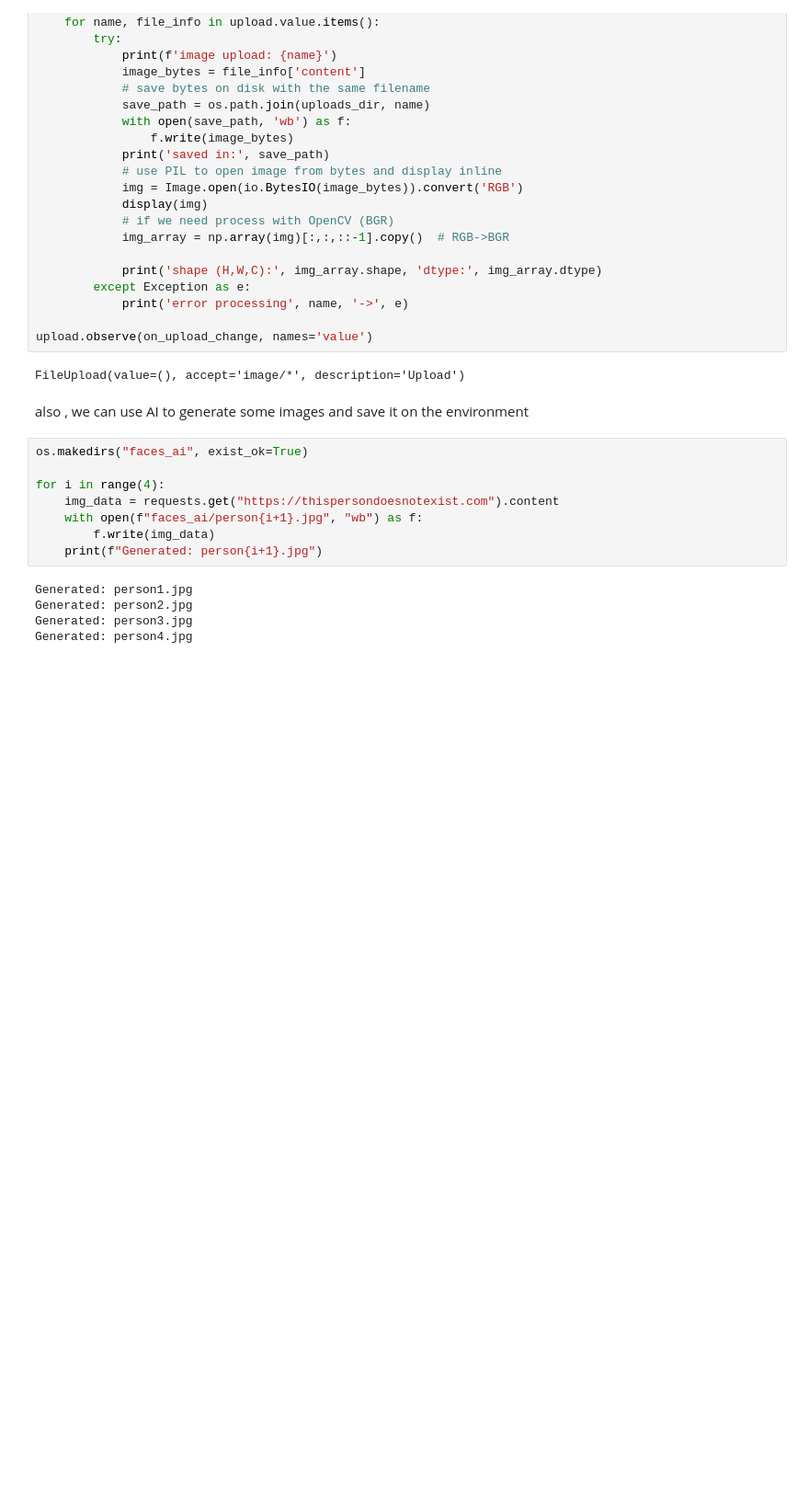
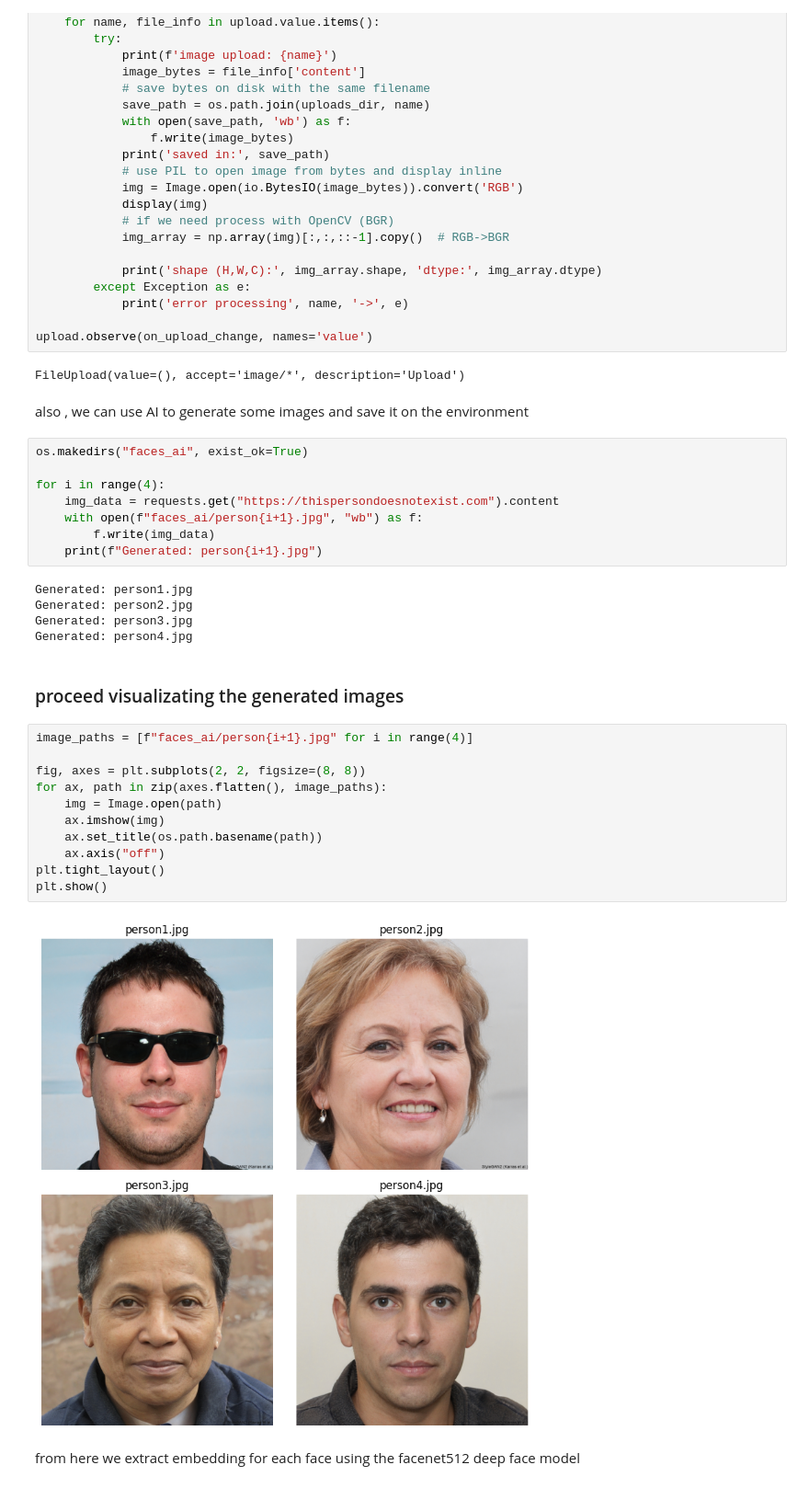
Before and after one commit to Macreat/MLT-LR, a Jupyter notebook: PYDevEnv/devContent/tasks/1stTask.ipynb, the cells around one changed output. Shown at 92% size. Saved outputs shown, nothing was run; the diff lists cells and outputs as text; blank space fills up the shorter version.

```diff
--- a/PYDevEnv/devContent/tasks/1stTask.ipynb
+++ b/PYDevEnv/devContent/tasks/1stTask.ipynb
@@ -133,3 +133,20 @@ Generated: person1.jpg
 Generated: person2.jpg
 Generated: person3.jpg
 Generated: person4.jpg
+# %% [markdown]
+### proceed visualizating the generated images
+# %%
+image_paths = [f"faces_ai/person{i+1}.jpg" for i in range(4)]
+
+fig, axes = plt.subplots(2, 2, figsize=(8, 8))
+for ax, path in zip(axes.flatten(), image_paths):
+    img = Image.open(path)
+    ax.imshow(img)
+    ax.set_title(os.path.basename(path))
+    ax.axis("off")
+plt.tight_layout()
+plt.show()
+# %% [output]
+[figure, added]
+# %% [markdown]
+from here we extract embedding for each face using the facenet512 deep face model
```
Also changed, not shown: parts of 1 cell of this notebook, 1 other file.
